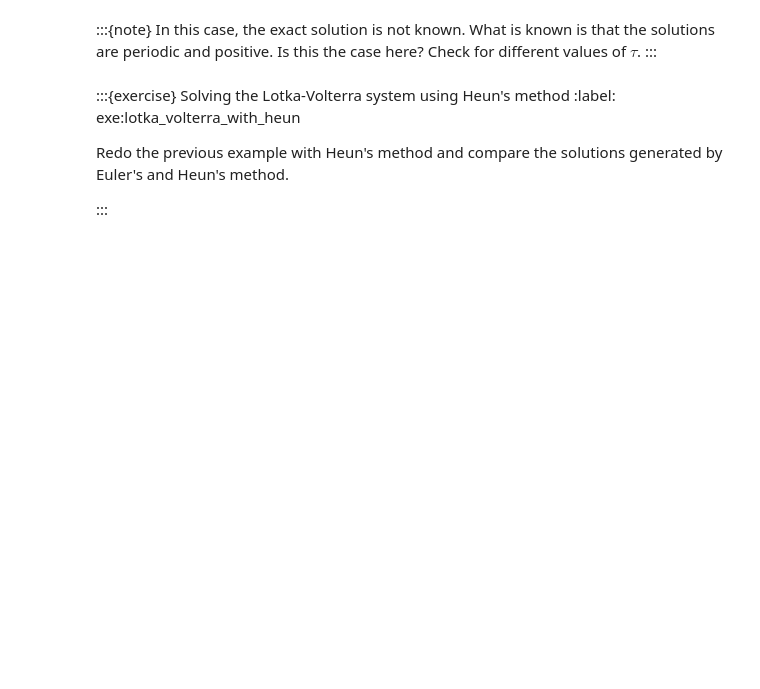
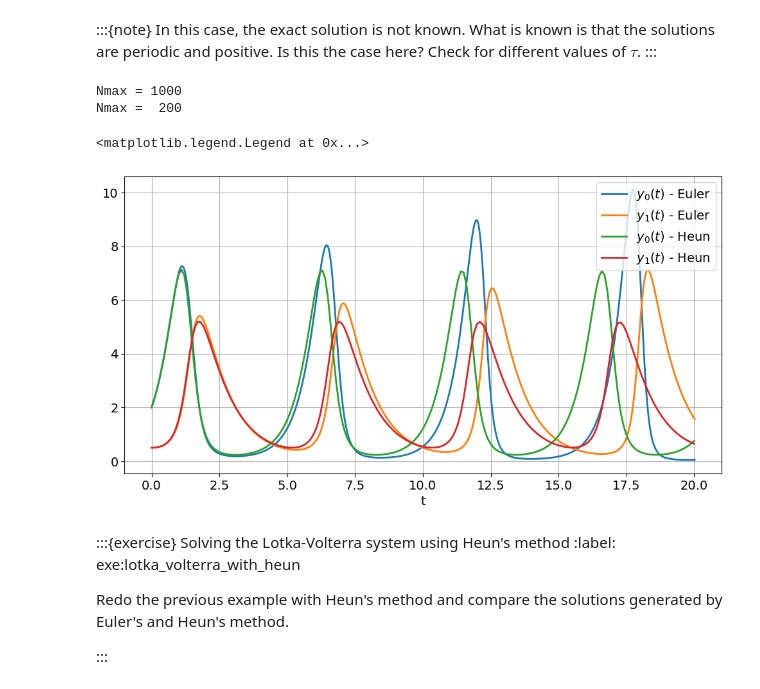
Before and after one commit to solniva/TMA4320_ScientificComputationNotes, a Jupyter notebook: chapter_ode/IntroductionNuMeODE.ipynb, the cells around one changed output. Cells and saved outputs as stored; diff of their text form; code cells hidden in the pictures; blank space fills up the shorter version.

```diff
--- a/chapter_ode/IntroductionNuMeODE.ipynb
+++ b/chapter_ode/IntroductionNuMeODE.ipynb
@@ -505,25 +531,30 @@ t0, T = 0, 20            # Integration interval
 y0 = np.array([2, 0.5])  # Initital values
 # %%
 # Solve the equation
-tau = 1e-4
+tau = 0.02
 Nmax = int(20/tau)
 print("Nmax = {:4}".format(Nmax))
 ts, ys_eul = explicit_euler(y0, t0, T, lotka_volterra, Nmax)
 
 # Plot results
 plt.figure()
 plt.plot(ts, ys_eul)
 
 # Solve the equation
 tau = 0.1
 Nmax = int(20/tau)
 print("Nmax = {:4}".format(Nmax))
 ts, ys_heun = heun(y0, t0, T, lotka_volterra, Nmax)
 
 plt.plot(ts, ys_heun)
 plt.xlabel('t')
 plt.legend(['$y_0(t)$ - Euler', '$y_1(t)$ - Euler', '$y_0(t)$ - Heun', '$y_1(t)$ - Heun'],
         loc="upper right" )
+# %% [output]
+Nmax = 1000
+Nmax =  200
+<matplotlib.legend.Legend at 0x...>
+[figure, added]
 # %% [markdown]
 :::{exercise} Solving the Lotka-Volterra system using Heun's method
 :label: exe:lotka_volterra_with_heun
```
Also changed, not shown: parts of 6 cells of this notebook, 1 other file.
